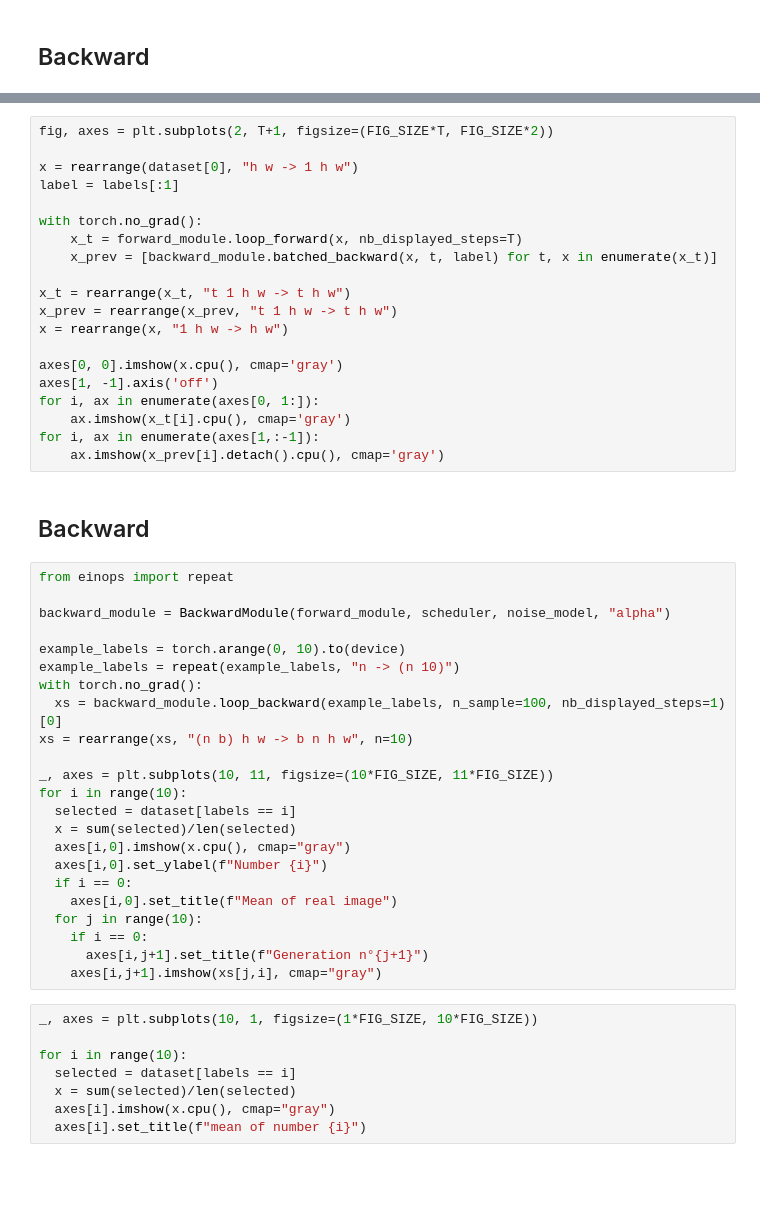
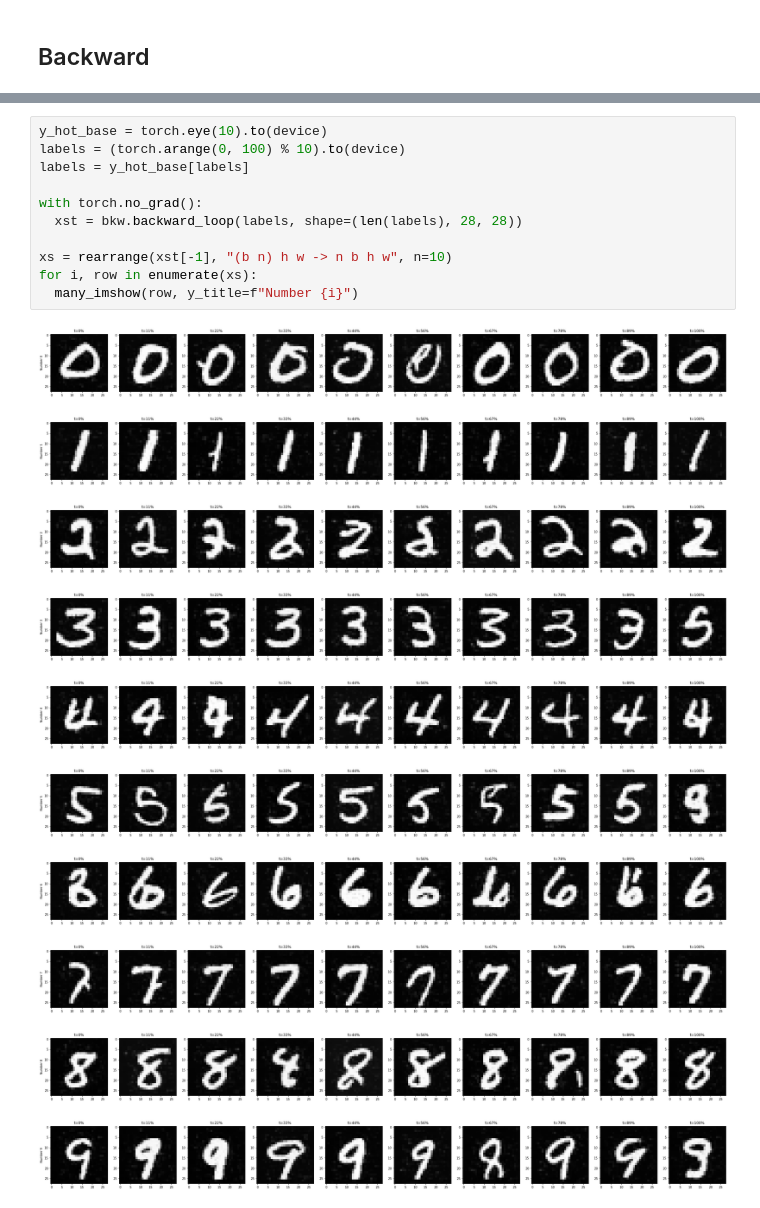
Before and after one commit to lucasmrdt/diffusion-model, a Jupyter notebook: notebooks/model_on_mnist.ipynb, the cells around one changed output, grey strips where cells are left out. Cells and saved outputs as stored; diff of their text form; blank space fills up the shorter version.

```diff
--- a/notebooks/model_on_mnist.ipynb
+++ b/notebooks/model_on_mnist.ipynb
@@ -173,53 +117,22 @@ for i in range(10):
-# %%
-fig, axes = plt.subplots(2, T+1, figsize=(FIG_SIZE*T, FIG_SIZE*2))
-
-x = rearrange(dataset[0], "h w -> 1 h w")
-label = labels[:1]
-
-with torch.no_grad():
-    x_t = forward_module.loop_forward(x, nb_displayed_steps=T)
-    x_prev = [backward_module.batched_backward(x, t, label) for t, x in enumerate(x_t)]
-
-x_t = rearrange(x_t, "t 1 h w -> t h w")
-x_prev = rearrange(x_prev, "t 1 h w -> t h w")
-x = rearrange(x, "1 h w -> h w")
-
-axes[0, 0].imshow(x.cpu(), cmap='gray')
-axes[1, -1].axis('off')
-for i, ax in enumerate(axes[0, 1:]):
-    ax.imshow(x_t[i].cpu(), cmap='gray')
-for i, ax in enumerate(axes[1,:-1]):
-    ax.imshow(x_prev[i].detach().cpu(), cmap='gray')
-# %% [markdown]
-## Backward
-# %%
-from einops import repeat
-
-backward_module = BackwardModule(forward_module, scheduler, noise_model, "alpha")
-
-example_labels = torch.arange(0, 10).to(device)
-example_labels = repeat(example_labels, "n -> (n 10)")
-with torch.no_grad():
-  xs = backward_module.loop_backward(example_labels, n_sample=100, nb_displayed_steps=1)[0]
-xs = rearrange(xs, "(n b) h w -> b n h w", n=10)
-
-_, axes = plt.subplots(10, 11, figsize=(10*FIG_SIZE, 11*FIG_SIZE))
-for i in range(10):
-  selected = dataset[labels == i]
-  x = sum(selected)/len(selected)
-  axes[i,0].imshow(x.cpu(), cmap="gray")
-  axes[i,0].set_ylabel(f"Number {i}")
-  if i == 0:
-    axes[i,0].set_title(f"Mean of real image")
-  for j in range(10):
-    if i == 0:
-      axes[i,j+1].set_title(f"Generation n°{j+1}")
-    axes[i,j+1].imshow(xs[j,i], cmap="gray")
-# %%
-_, axes = plt.subplots(10, 1, figsize=(1*FIG_SIZE, 10*FIG_SIZE))
-
-for i in range(10):
-  selected = dataset[labels == i]
-  x = sum(selected)/len(selected)
-  axes[i].imshow(x.cpu(), cmap="gray")
-  axes[i].set_title(f"mean of number {i}")
+# %%
+y_hot_base = torch.eye(10).to(device)
+labels = (torch.arange(0, 100) % 10).to(device)
+labels = y_hot_base[labels]
+
+with torch.no_grad():
+  xst = bkw.backward_loop(labels, shape=(len(labels), 28, 28))
+
+xs = rearrange(xst[-1], "(b n) h w -> n b h w", n=10)
+for i, row in enumerate(xs):
+  many_imshow(row, y_title=f"Number {i}")
+# %% [output]
+[figure, added]
+[figure, added]
+[figure, added]
+[figure, added]
+[figure, added]
+[figure, added]
+[figure, added]
+[figure, added]
+[figure, added]
+[figure, added]
```
Also changed, not shown: parts of 15 cells of this notebook, 6 other files.
